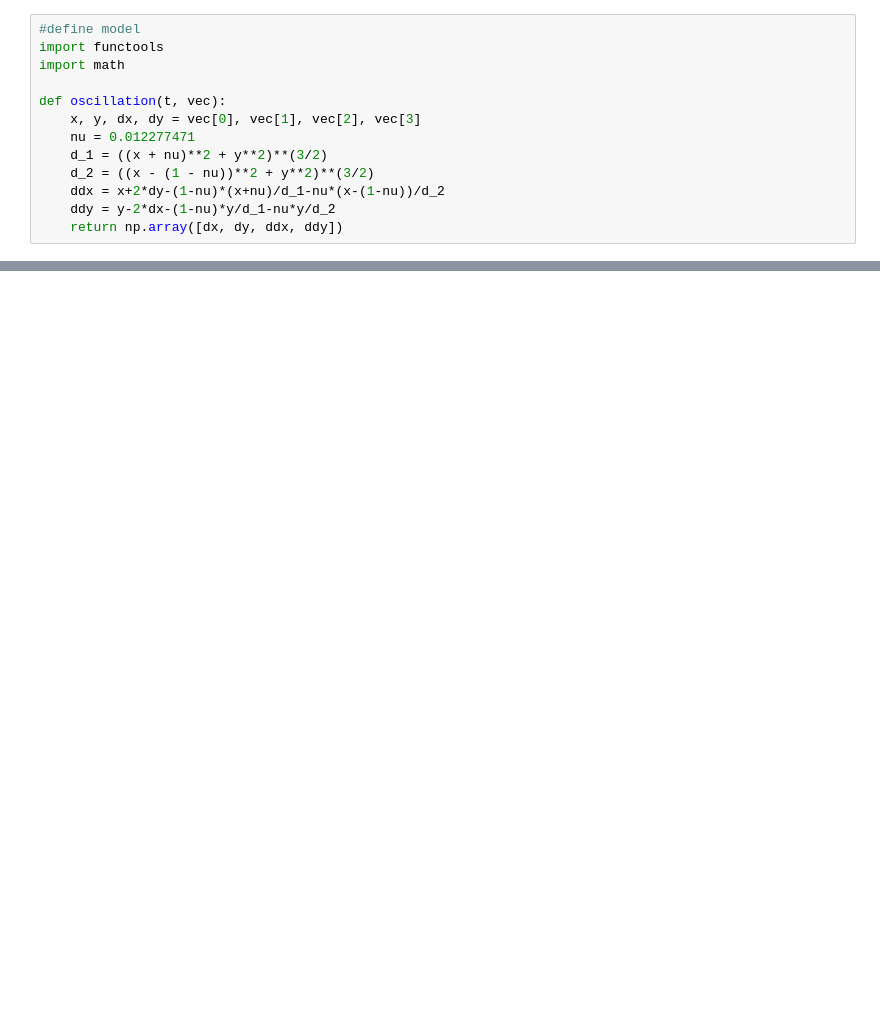
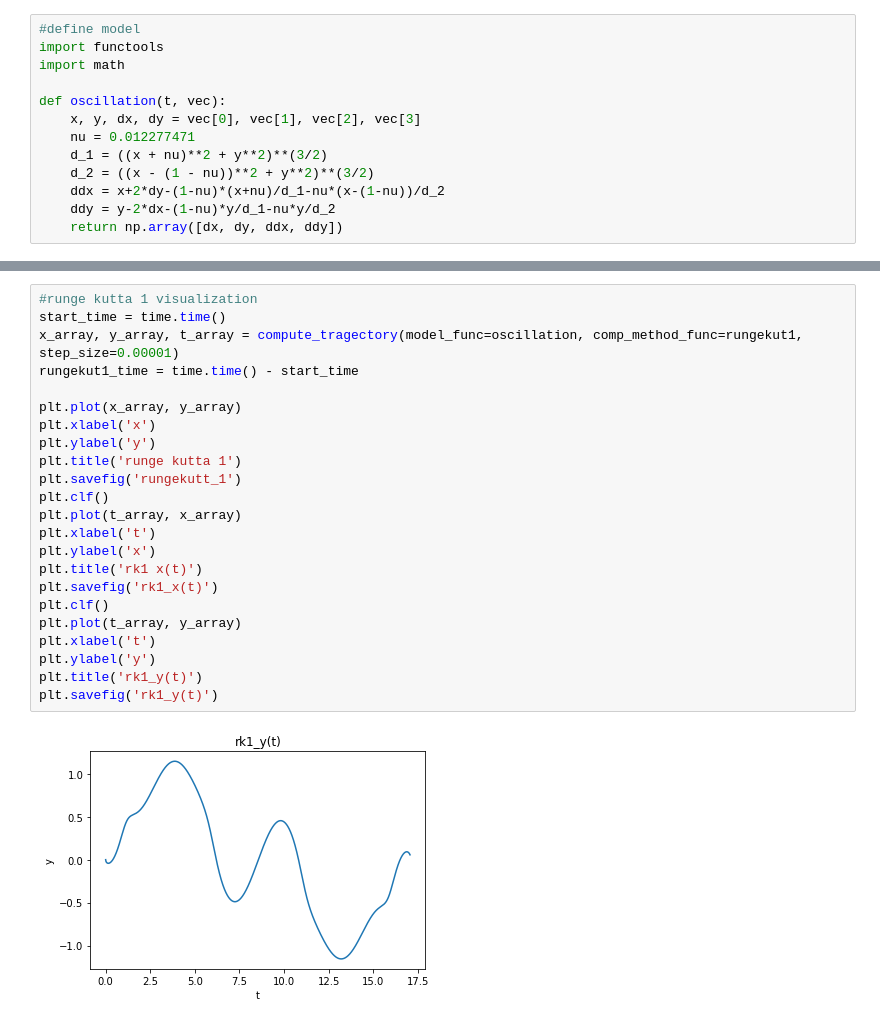
Before and after one commit to YanLogovskiy/MIPT_study, a Jupyter notebook: computational_math/lab_runge_kutta/runge_kutta.ipynb, the cells around one changed output, grey strips where cells are left out. Drawn from its saved outputs; the diff is of its cells as text; blank space fills up the shorter version.

```diff
--- a/computational_math/lab_runge_kutta/runge_kutta.ipynb
+++ b/computational_math/lab_runge_kutta/runge_kutta.ipynb
@@ -75,0 +80,25 @@ integrate.RK45()
+# %%
+#runge kutta 1 visualization
+start_time = time.time()
+x_array, y_array, t_array = compute_tragectory(model_func=oscillation, comp_method_func=rungekut1, step_size=0.00001)
+rungekut1_time = time.time() - start_time
+
+plt.plot(x_array, y_array)
+plt.xlabel('x')
+plt.ylabel('y')
+plt.title('runge kutta 1')
+plt.savefig('rungekutt_1')
+plt.clf()
+plt.plot(t_array, x_array)
+plt.xlabel('t')
+plt.ylabel('x')
+plt.title('rk1 x(t)')
+plt.savefig('rk1_x(t)')
+plt.clf()
+plt.plot(t_array, y_array)
+plt.xlabel('t')
+plt.ylabel('y')
+plt.title('rk1_y(t)')
+plt.savefig('rk1_y(t)')
+# %% [output]
+[figure, added]
```
Also changed, not shown: parts of 9 cells of this notebook, 1 other file.
